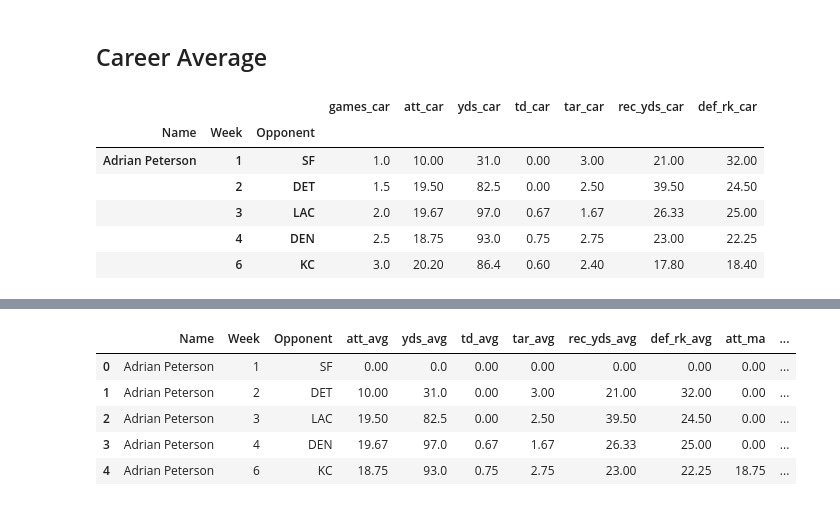
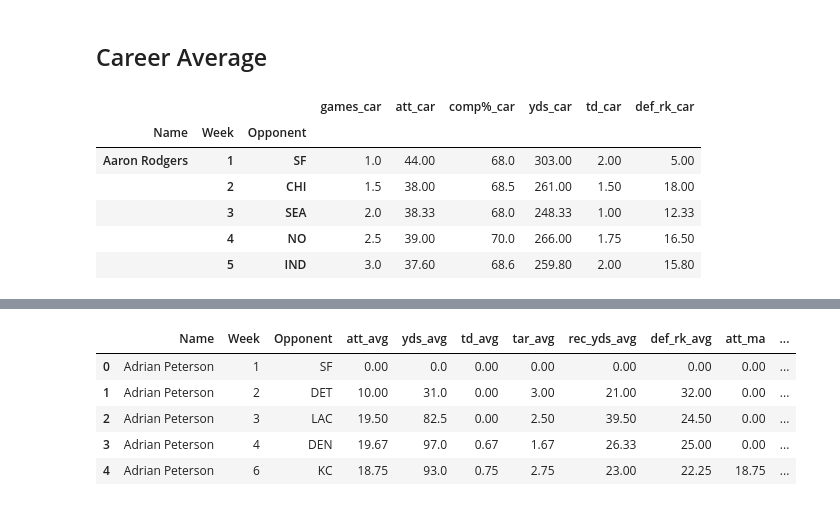
Before and after one commit to bobbdyai73/draftkings, a Jupyter notebook: feature_engineering.ipynb, the cells around one changed output, grey strips where cells are left out. Saved outputs shown, nothing was run; the diff lists cells and outputs as text; code cells hidden in the pictures.

```diff
--- a/feature_engineering.ipynb
+++ b/feature_engineering.ipynb
@@ -157,6 +185,5 @@ def drop_col (grouped_df):
     for group in grouped_df:
         grouped_df[group].drop('h/a_1', axis=1, inplace=True)
         grouped_df[group].drop('surface_0',axis=1, inplace=True)
-        grouped_df[group].drop('salary',axis=1, inplace=True)
         grouped_df[group].drop('points',axis=1, inplace=True)
     return grouped_df
@@ -167,0 +190,2 @@ Index(['games', 'att', 'yds', 'td', 'tar', 'rec_yds', 'def_rk'], dtype='object')
+# %%
+qb_group= drop_col(qb_group)
@@ -292,4 +295,0 @@ player_weekly_avg.drop(['level_0','level_1','Week','Opponent','games_avg'],axis=
-# %%
-for player in player_weekly_avg.index.levels[0]:
-    if player not in shifted_weekly_avg['Name']:
-        print(player)
@@ -500,23 +529,29 @@ def career_average (grouped_df1, grouped_df2=None):
             new_grouped_df1['{}_car'.format(col.lower())] = points # Insert season average list for current attribute into the current stats dataframe
     return new_grouped_df1
 # %%
-df_career_2015 = career_average(rb_group['player_2015'])
-df_career_2016 = career_average(rb_group['player_2016'],rb_group['player_2015'])
-df_career_2017 = career_average(rb_group['player_2017'],rb_group['player_2016'])
-df_career_2018 = career_average(rb_group['player_2018'], rb_group['player_2017'])
+df_career_2012 = career_average(qb_group['player_2012'])
+df_career_2013 = career_average(qb_group['player_2013'], qb_group['player_2012'])
+df_career_2014 = career_average(qb_group['player_2014'], qb_group['player_2013'])
+df_career_2015 = career_average(qb_group['player_2015'], qb_group['player_2014'])
+df_career_2016 = career_average(qb_group['player_2016'],qb_group['player_2015'])
+df_career_2017 = career_average(qb_group['player_2017'],qb_group['player_2016'])
+df_career_2018 = career_average(qb_group['player_2018'], qb_group['player_2017'])
 # %%
-player_career_grp = pd.concat([df_career_2015, df_career_2016])
+player_career_grp = pd.concat([df_career_2012, df_career_2013])
+player_career_grp = pd.concat([player_career_grp, df_career_2014])
+player_career_grp = pd.concat([player_career_grp, df_career_2015])
+player_career_grp = pd.concat([player_career_grp, df_career_2016])
 player_career_grp = pd.concat([player_career_grp, df_career_2017])
 player_career_grp = pd.concat([player_career_grp, df_career_2018])
 player_career_grp.head()
 # %% [output]
-|  |  |  | games_car | att_car | yds_car | td_car | tar_car | rec_yds_car | def_rk_car |
-| Name | Week | Opponent |  |  |  |  |  |  |  |
-| Adrian Peterson | 1 | SF | 1.0 | 10.00 | 31.0 | 0.00 | 3.00 | 21.00 | 32.00 |
-|  | 2 | DET | 1.5 | 19.50 | 82.5 | 0.00 | 2.50 | 39.50 | 24.50 |
-|  | 3 | LAC | 2.0 | 19.67 | 97.0 | 0.67 | 1.67 | 26.33 | 25.00 |
-|  | 4 | DEN | 2.5 | 18.75 | 93.0 | 0.75 | 2.75 | 23.00 | 22.25 |
-|  | 6 | KC | 3.0 | 20.20 | 86.4 | 0.60 | 2.40 | 17.80 | 18.40 |
+|  |  |  | games_car | att_car | comp%_car | yds_car | td_car | def_rk_car |
+| Name | Week | Opponent |  |  |  |  |  |  |
+| Aaron Rodgers | 1 | SF | 1.0 | 44.00 | 68.0 | 303.00 | 2.00 | 5.00 |
+|  | 2 | CHI | 1.5 | 38.00 | 68.5 | 261.00 | 1.50 | 18.00 |
+|  | 3 | SEA | 2.0 | 38.33 | 68.0 | 248.33 | 1.00 | 12.33 |
+|  | 4 | NO | 2.5 | 39.00 | 70.0 | 266.00 | 1.75 | 16.50 |
+|  | 5 | IND | 3.0 | 37.60 | 68.6 | 259.80 | 2.00 | 15.80 |
 # %%
 career_shifted = shift_dict(player_career_grp)
 career_shifted.head()
```
Also changed, not shown: parts of 68 cells of this notebook, 6 other files.
